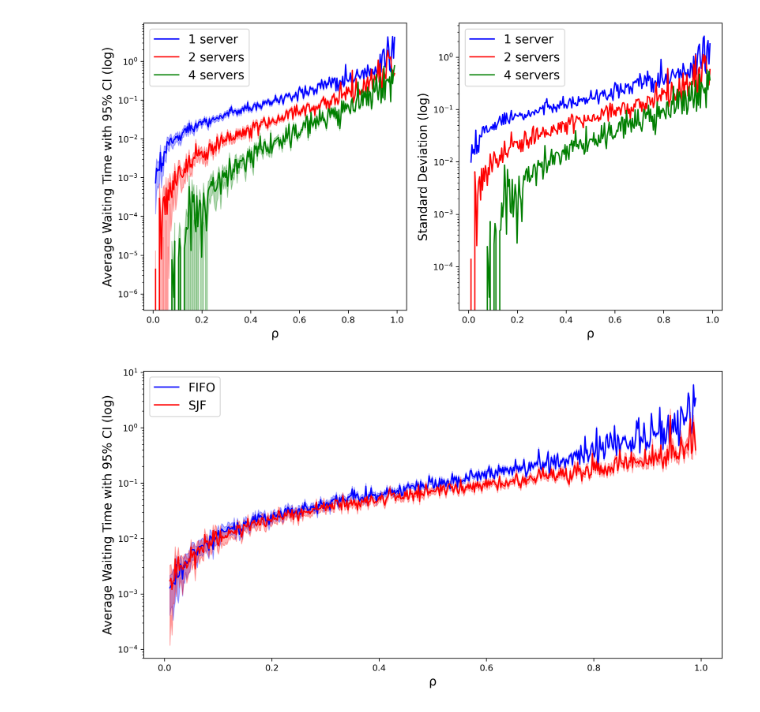
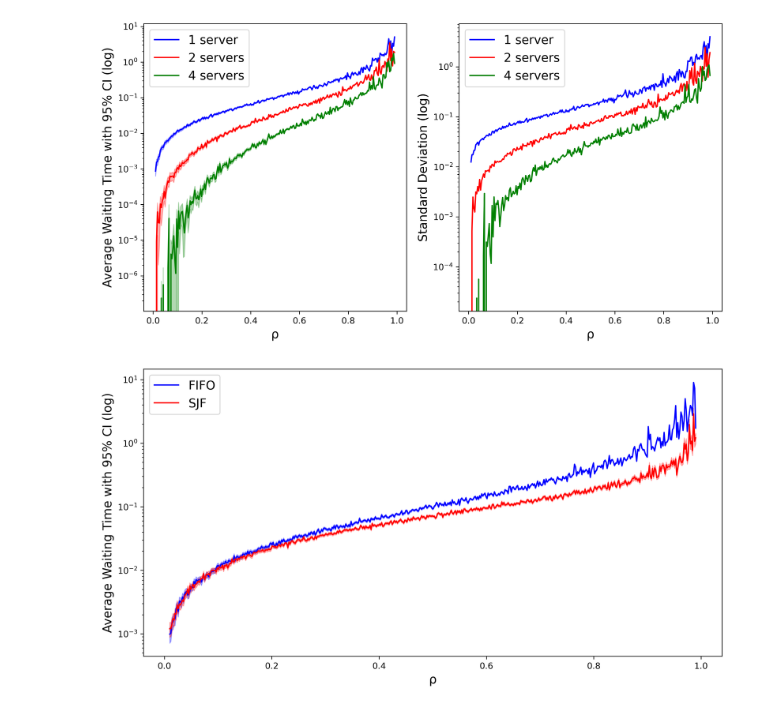
Before and after one commit to 3mmdrew/stochastic_assignment2, a Jupyter notebook: Notebook Assignment 2.ipynb, the cells around one changed output. Saved outputs shown, nothing was run; the diff lists cells and outputs as text; code cells hidden in the pictures.

```diff
--- a/Notebook Assignment 2.ipynb
+++ b/Notebook Assignment 2.ipynb
@@ -80,7 +81,7 @@ def simulation(rho, mu, servers, jobs):
 # Set parameters
 rhos = np.linspace(0.01, 0.99, 250) # System load
 mu = 10 # Servers capacity
-jobs = 1000 # Number of jobs to be completed
+jobs = 10000 # Number of jobs to be completed
 z = norm.ppf(0.975) # Z for confidence interval
 colors = ['b', 'r', 'g']
 labels = ['1 server', '2 servers', '4 servers']
@@ -88,34 +89,34 @@ labels = ['1 server', '2 servers', '4 servers']
 fig, (ax1, ax2) = plt.subplots(1, 2, dpi = 300, figsize = (12, 6))
 
 for i, servers in enumerate([1, 2, 4]):
     times = []
     ci_low = []
     ci_high = []
     stds = []
     # Run simulation for 1, 2 and 4 servers
     for rho in rhos:
         avg_waiting_time, measurements, std, confidence_interval = simulation(rho, mu, servers, jobs)
         times.append(avg_waiting_time)
         ci_low.append(confidence_interval[0])
         ci_high.append(confidence_interval[1])
         stds.append(std)
 
     ax1.plot(rhos, times, color = colors[i], label = labels[i])
     ax1.fill_between(rhos, ci_low, ci_high, color = colors[i], alpha = 0.3)
 
     ax2.plot(rhos, stds, color = colors[i], label = labels[i])
 
 ax1.set_xlabel('ρ', fontsize = 14)
 ax1.set_ylabel('Average Waiting Time with 95% CI (log)', fontsize = 14)
 ax1.set_yscale('log')
 ax1.legend(fontsize = 14)
 ax2.set_xlabel('ρ', fontsize = 14)
 ax2.set_ylabel('Standard Deviation (log)', fontsize = 14)
 ax2.set_yscale('log')
 ax2.legend(fontsize = 14)
 plt.show()
 # %% [output]
-[figure, old version]
+[figure, new version]
 # %%
 def queue_function_sjf(env, mu, waiting_times, res, completed_jobs): # Simulation for one single job
 
@@ -163,7 +164,7 @@ def simulation_sjf(rho, mu, servers, jobs):
 # Set parameters
 rhos = np.linspace(0.01, 0.99, 500) # System load
 mu = 10 # Servers capacity
-jobs = 1000 # Number of jobs to be completed
+jobs = 10000 # Number of jobs to be completed
 servers = 1 # Number of servers
 z = norm.ppf(0.975) # Z for confidence interval
 colors = ['b', 'r']
@@ -191,4 +192,4 @@ plt.yscale('log')
 plt.legend(fontsize = 14)
 plt.show()
 # %% [output]
-[figure, old version]
+[figure, new version]
```
Also changed, not shown: parts of 1 cell of this notebook.
